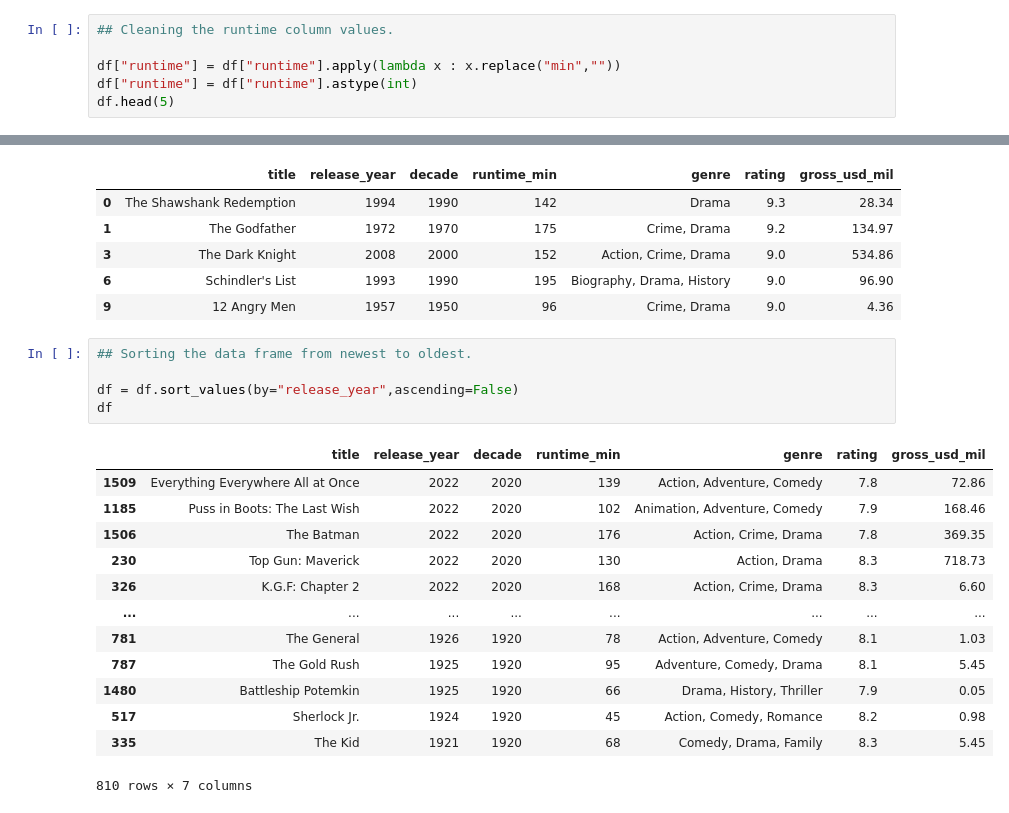
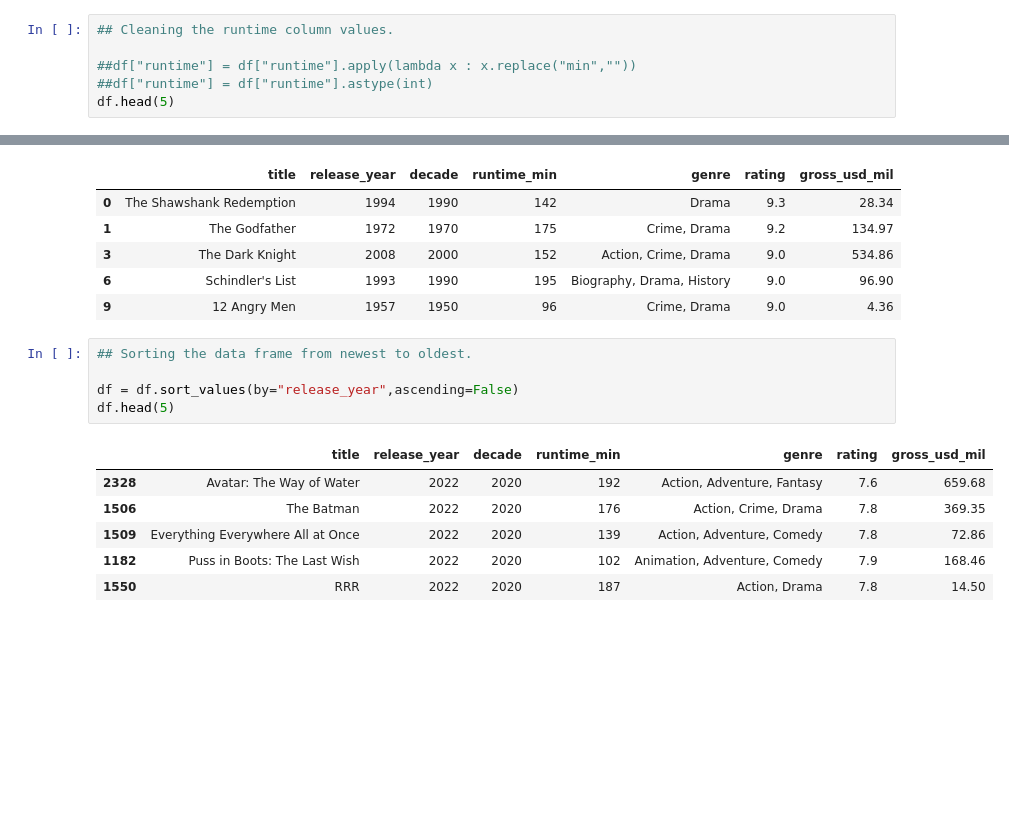
Before and after one commit to boredanalyst/movie_analysis, a Jupyter notebook: movie-trends-analysis.ipynb, the cells around one changed output, grey strips where cells are left out. Saved outputs shown, nothing was run; the diff lists cells and outputs as text; blank space fills up the shorter version.

```diff
--- a/movie-trends-analysis.ipynb
+++ b/movie-trends-analysis.ipynb
@@ -35,7 +36,7 @@ df.head(5)
 # %%
 ## Cleaning the runtime column values.
 
-df["runtime"] = df["runtime"].apply(lambda x : x.replace("min",""))
-df["runtime"] = df["runtime"].astype(int)
+##df["runtime"] = df["runtime"].apply(lambda x : x.replace("min",""))
+##df["runtime"] = df["runtime"].astype(int)
 df.head(5)
 # %% [output]
@@ -149,19 +153,12 @@ df.head(5)
 # %%
 ## Sorting the data frame from newest to oldest.
 
 df = df.sort_values(by="release_year",ascending=False)
-df
+df.head(5)
 # %% [output]
 |  | title | release_year | decade | runtime_min | genre | rating | gross_usd_mil |
+| 2328 | Avatar: The Way of Water | 2022 | 2020 | 192 | Action, Adventure, Fantasy | 7.6 | 659.68 |
+| 1506 | The Batman | 2022 | 2020 | 176 | Action, Crime, Drama | 7.8 | 369.35 |
 | 1509 | Everything Everywhere All at Once | 2022 | 2020 | 139 | Action, Adventure, Comedy | 7.8 | 72.86 |
-| 1185 | Puss in Boots: The Last Wish | 2022 | 2020 | 102 | Animation, Adventure, Comedy | 7.9 | 168.46 |
-| 1506 | The Batman | 2022 | 2020 | 176 | Action, Crime, Drama | 7.8 | 369.35 |
-| 230 | Top Gun: Maverick | 2022 | 2020 | 130 | Action, Drama | 8.3 | 718.73 |
-| 326 | K.G.F: Chapter 2 | 2022 | 2020 | 168 | Action, Crime, Drama | 8.3 | 6.60 |
-| ... | ... | ... | ... | ... | ... | ... | ... |
-| 781 | The General | 1926 | 1920 | 78 | Action, Adventure, Comedy | 8.1 | 1.03 |
-| 787 | The Gold Rush | 1925 | 1920 | 95 | Adventure, Comedy, Drama | 8.1 | 5.45 |
-| 1480 | Battleship Potemkin | 1925 | 1920 | 66 | Drama, History, Thriller | 7.9 | 0.05 |
-| 517 | Sherlock Jr. | 1924 | 1920 | 45 | Action, Comedy, Romance | 8.2 | 0.98 |
-| 335 | The Kid | 1921 | 1920 | 68 | Comedy, Drama, Family | 8.3 | 5.45 |
+| 1182 | Puss in Boots: The Last Wish | 2022 | 2020 | 102 | Animation, Adventure, Comedy | 7.9 | 168.46 |
+| 1550 | RRR | 2022 | 2020 | 187 | Action, Drama | 7.8 | 14.50 |
-810 rows × 7 columns
```
Also changed, not shown: parts of 18 cells of this notebook.
